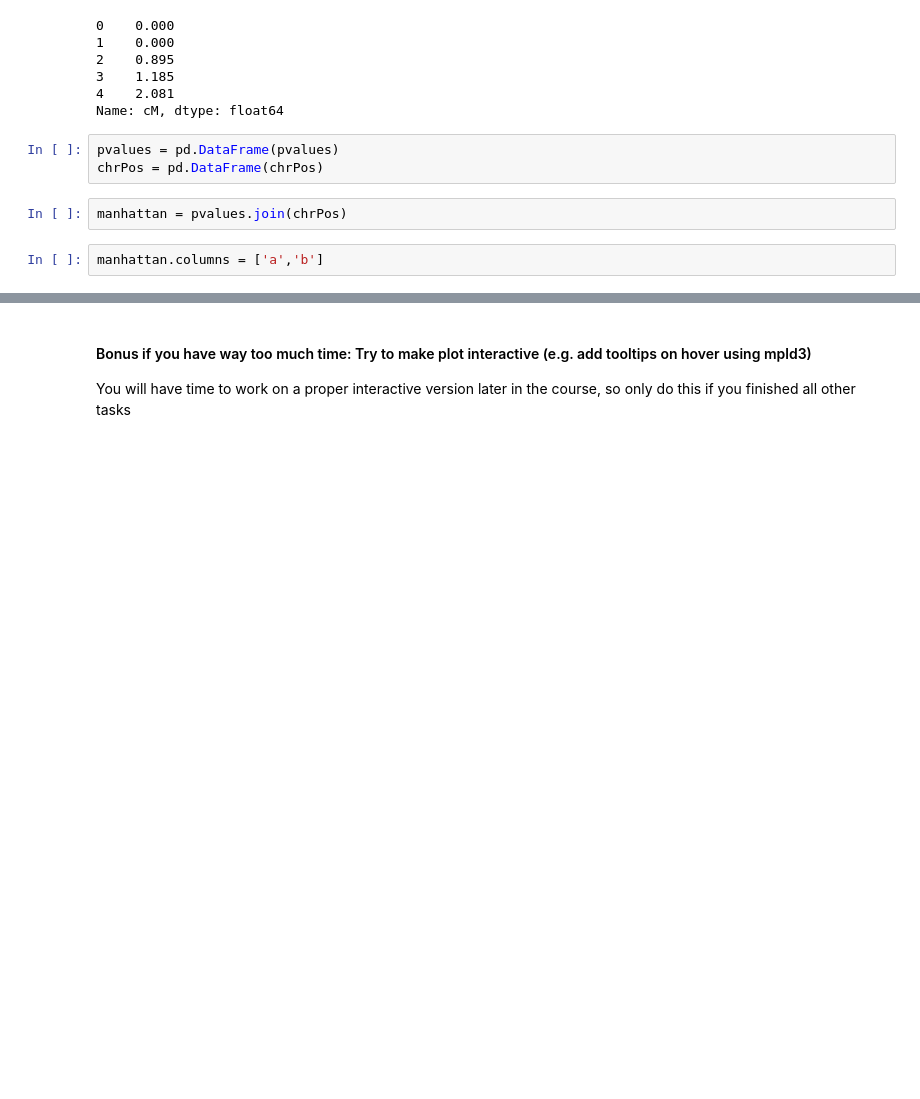
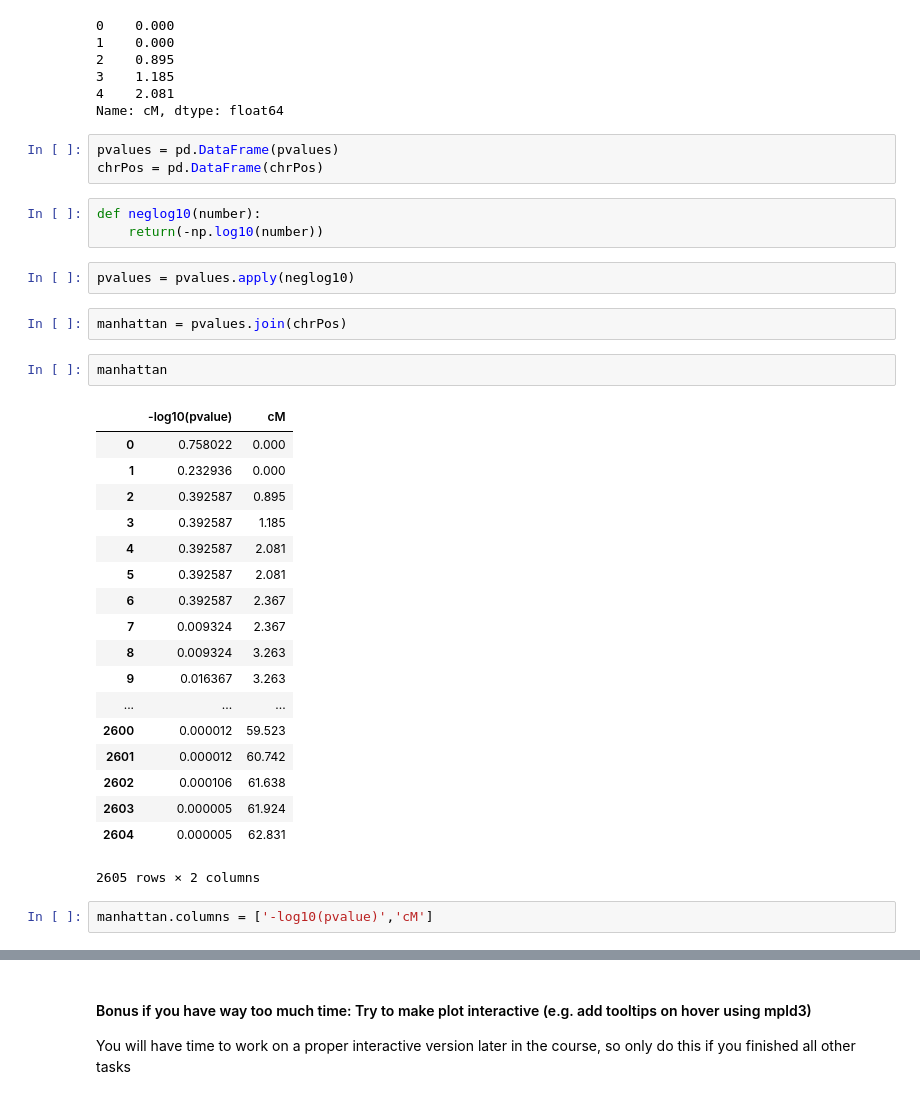
Before and after one commit to lucass122/Integrated_Bioinformatics, a Jupyter notebook: notebooks/Day3_GWAS_part1.ipynb, the cells around one changed output, grey strips where cells are left out. Drawn from its saved outputs; the diff is of its cells as text; blank space fills up the shorter version.

```diff
--- a/notebooks/Day3_GWAS_part1.ipynb
+++ b/notebooks/Day3_GWAS_part1.ipynb
@@ -409,8 +409,34 @@ Name: cM, dtype: float64
 # %%
 pvalues = pd.DataFrame(pvalues)
 chrPos = pd.DataFrame(chrPos)
+# %%
+def neglog10(number):
+    return(-np.log10(number))
+# %%
+pvalues = pvalues.apply(neglog10)
 # %%
 manhattan = pvalues.join(chrPos)
-# %%
-manhattan.columns = ['a','b']
+# %%
+manhattan
+# %% [output]
+|  | -log10(pvalue) | cM |
+| 0 | 0.758022 | 0.000 |
+| 1 | 0.232936 | 0.000 |
+| 2 | 0.392587 | 0.895 |
+| 3 | 0.392587 | 1.185 |
+| 4 | 0.392587 | 2.081 |
+| 5 | 0.392587 | 2.081 |
+| 6 | 0.392587 | 2.367 |
+| 7 | 0.009324 | 2.367 |
+| 8 | 0.009324 | 3.263 |
+| 9 | 0.016367 | 3.263 |
+| ... | ... | ... |
+| 2600 | 0.000012 | 59.523 |
+| 2601 | 0.000012 | 60.742 |
+| 2602 | 0.000106 | 61.638 |
+| 2603 | 0.000005 | 61.924 |
+| 2604 | 0.000005 | 62.831 |
+2605 rows × 2 columns
+# %%
+manhattan.columns = ['-log10(pvalue)','cM']
 # %%
```
Also changed, not shown: parts of 3 cells of this notebook.
